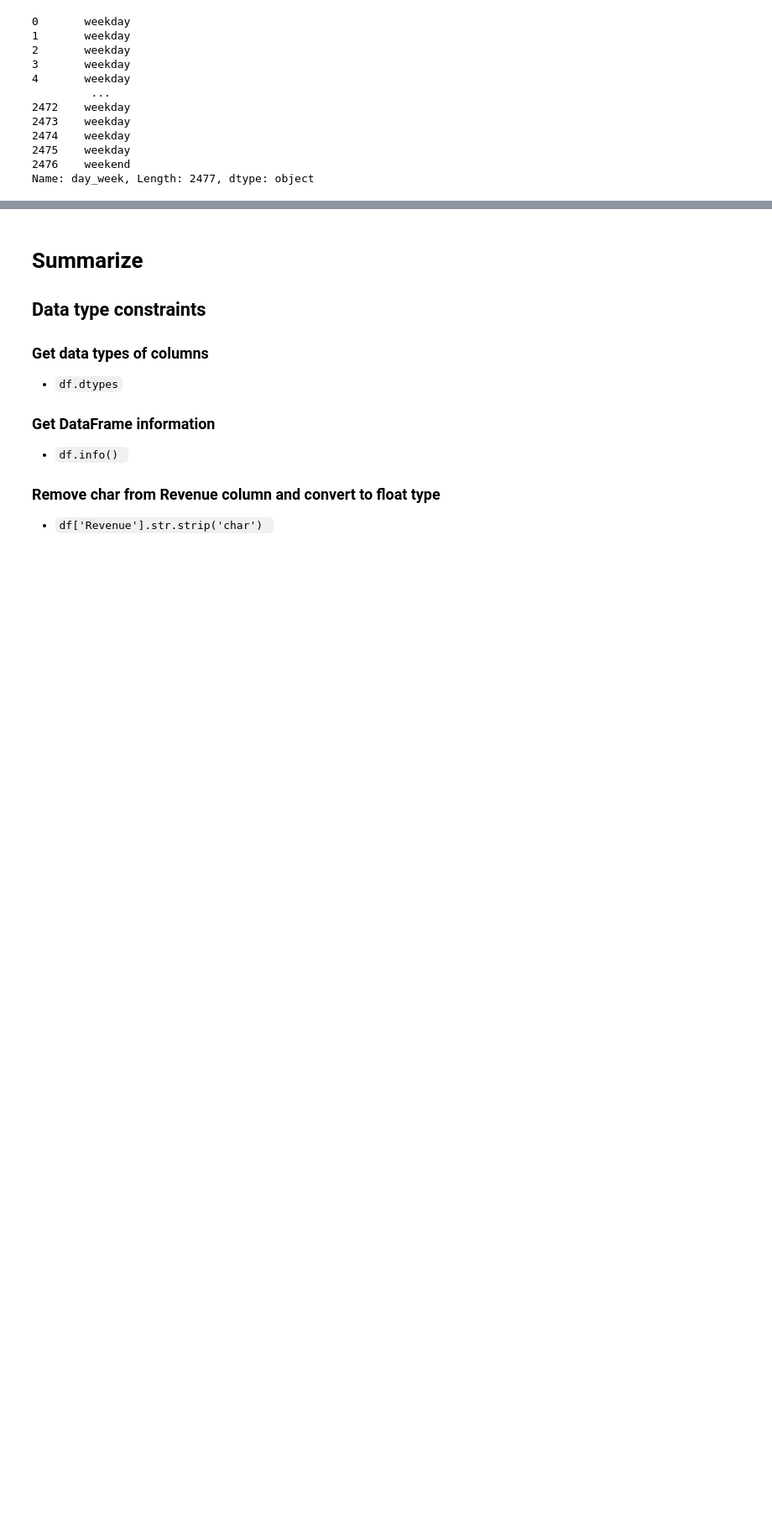
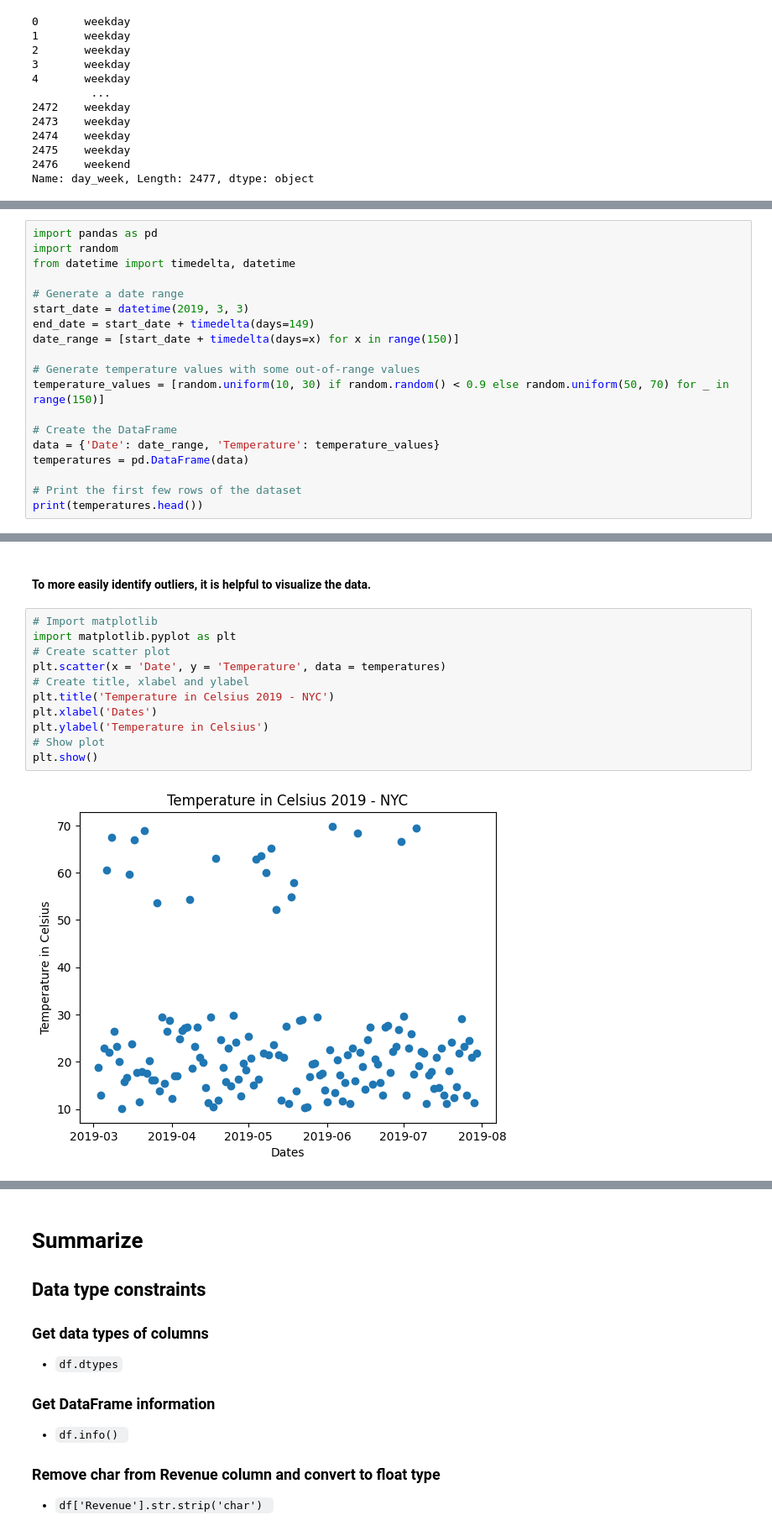
Before and after one commit to MahmoudNamNam/Importing-and-Cleaning-Data, a Jupyter notebook: CleaningData.ipynb, the cells around one changed output, grey strips where cells are left out. Shown: that part at 84% size. Saved outputs shown, nothing was run; the diff lists cells and outputs as text; blank space fills up the shorter version.

```diff
--- a/CleaningData.ipynb
+++ b/CleaningData.ipynb
@@ -426,0 +431,19 @@ Name: day_week, Length: 2477, dtype: object
+# %%
+import pandas as pd
+import random
+from datetime import timedelta, datetime
+
+# Generate a date range
+start_date = datetime(2019, 3, 3)
+end_date = start_date + timedelta(days=149)
+date_range = [start_date + timedelta(days=x) for x in range(150)]
+
+# Generate temperature values with some out-of-range values
+temperature_values = [random.uniform(10, 30) if random.random() < 0.9 else random.uniform(50, 70) for _ in range(150)]
+
+# Create the DataFrame
+data = {'Date': date_range, 'Temperature': temperature_values}
+temperatures = pd.DataFrame(data)
+
+# Print the first few rows of the dataset
+print(temperatures.head())
@@ -426,0 +457,15 @@ Name: day_week, Length: 2477, dtype: object
+# %% [markdown]
+#### To more easily identify outliers, it is helpful to visualize the data.
+# %%
+# Import matplotlib
+import matplotlib.pyplot as plt
+# Create scatter plot
+plt.scatter(x = 'Date', y = 'Temperature', data = temperatures)
+# Create title, xlabel and ylabel
+plt.title('Temperature in Celsius 2019 - NYC')
+plt.xlabel('Dates')
+plt.ylabel('Temperature in Celsius')
+# Show plot
+plt.show()
+# %% [output]
+[figure, added]
```
Also changed, not shown: parts of 30 cells of this notebook.
